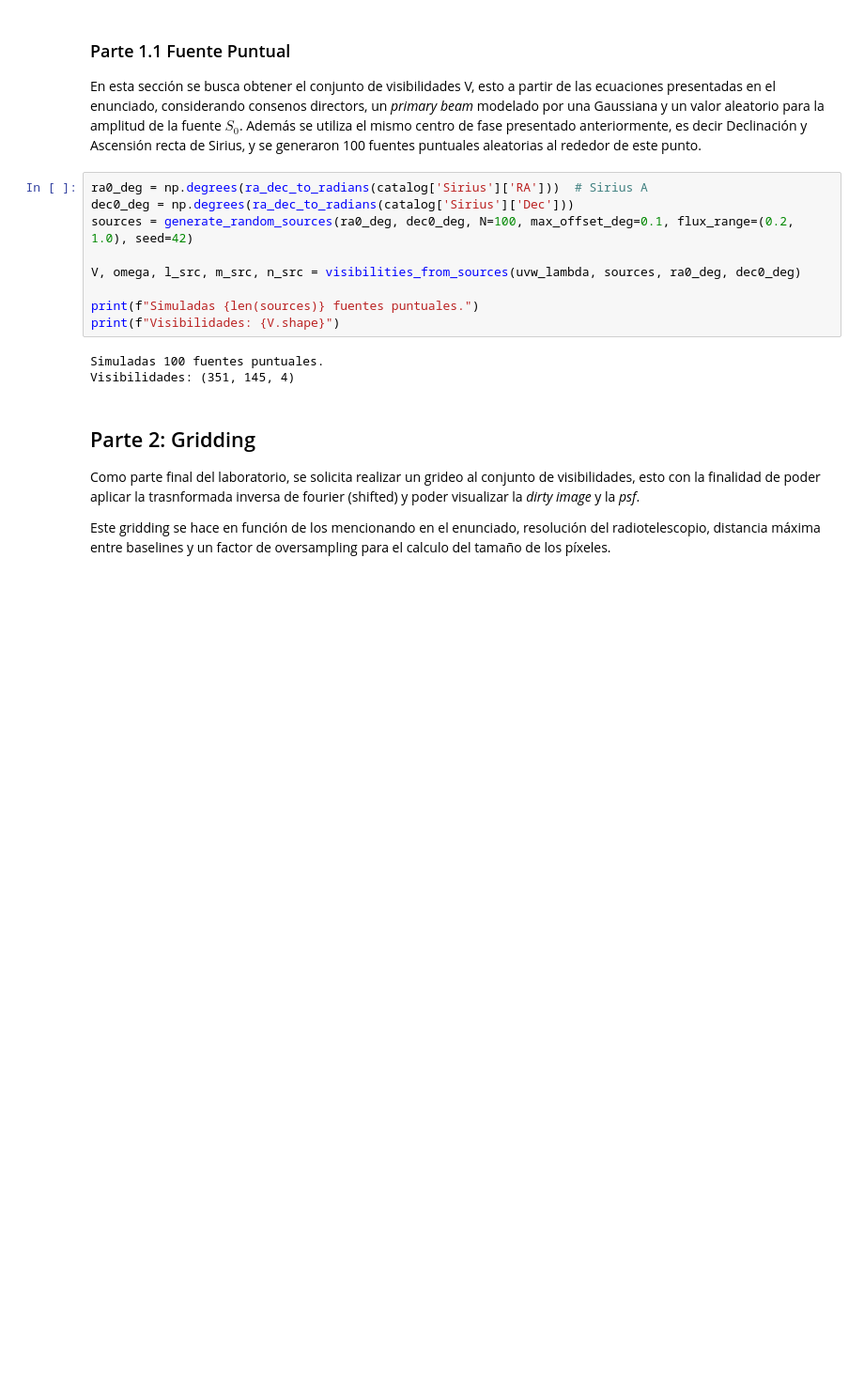
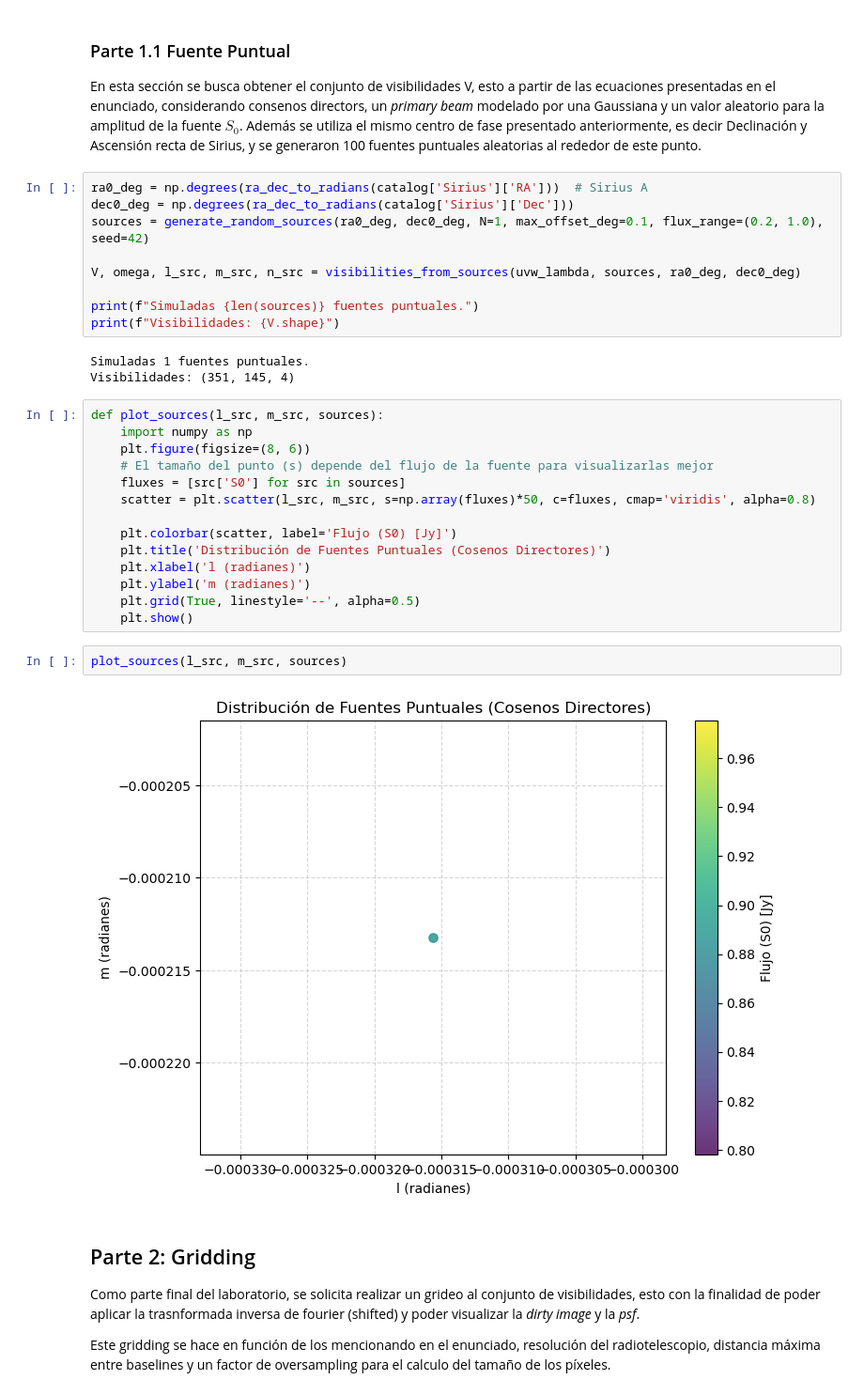
Before and after one commit to Mieres7/RadioInterferometry, a Jupyter notebook: U/laboratory/lab1/laboratory1.ipynb, the cells around one changed output. Shown at 94% size. Drawn from its saved outputs; the diff is of its cells as text; blank space fills up the shorter version.

```diff
--- a/U/laboratory/lab1/laboratory1.ipynb
+++ b/U/laboratory/lab1/laboratory1.ipynb
@@ -764,15 +764,33 @@ En esta sección se busca obtener el conjunto de visibilidades V, esto a partir
 # %%
 ra0_deg = np.degrees(ra_dec_to_radians(catalog['Sirius']['RA']))  # Sirius A
 dec0_deg = np.degrees(ra_dec_to_radians(catalog['Sirius']['Dec']))
-sources = generate_random_sources(ra0_deg, dec0_deg, N=100, max_offset_deg=0.1, flux_range=(0.2, 1.0), seed=42)
+sources = generate_random_sources(ra0_deg, dec0_deg, N=1, max_offset_deg=0.1, flux_range=(0.2, 1.0), seed=42)
 
 V, omega, l_src, m_src, n_src = visibilities_from_sources(uvw_lambda, sources, ra0_deg, dec0_deg)
 
 print(f"Simuladas {len(sources)} fuentes puntuales.")
 print(f"Visibilidades: {V.shape}")
 # %% [output]
-Simuladas 100 fuentes puntuales.
+Simuladas 1 fuentes puntuales.
 Visibilidades: (351, 145, 4)
+# %%
+def plot_sources(l_src, m_src, sources):
+    import numpy as np
+    plt.figure(figsize=(8, 6))
+    # El tamaño del punto (s) depende del flujo de la fuente para visualizarlas mejor
+    fluxes = [src['S0'] for src in sources]
+    scatter = plt.scatter(l_src, m_src, s=np.array(fluxes)*50, c=fluxes, cmap='viridis', alpha=0.8)
+
+    plt.colorbar(scatter, label='Flujo (S0) [Jy]')
+    plt.title('Distribución de Fuentes Puntuales (Cosenos Directores)')
+    plt.xlabel('l (radianes)')
+    plt.ylabel('m (radianes)')
+    plt.grid(True, linestyle='--', alpha=0.5)
+    plt.show()
+# %%
+plot_sources(l_src, m_src, sources)
+# %% [output]
+[figure, added]
 # %% [markdown]
 ## Parte 2: Gridding
 Como parte final del laboratorio, se solicita realizar un grideo al conjunto de visibilidades, esto con la finalidad de poder aplicar la trasnformada inversa de fourier (shifted) y poder visualizar la *dirty image* y la *psf*.
```
Also changed, not shown: parts of 3 cells of this notebook, 5 other files.
